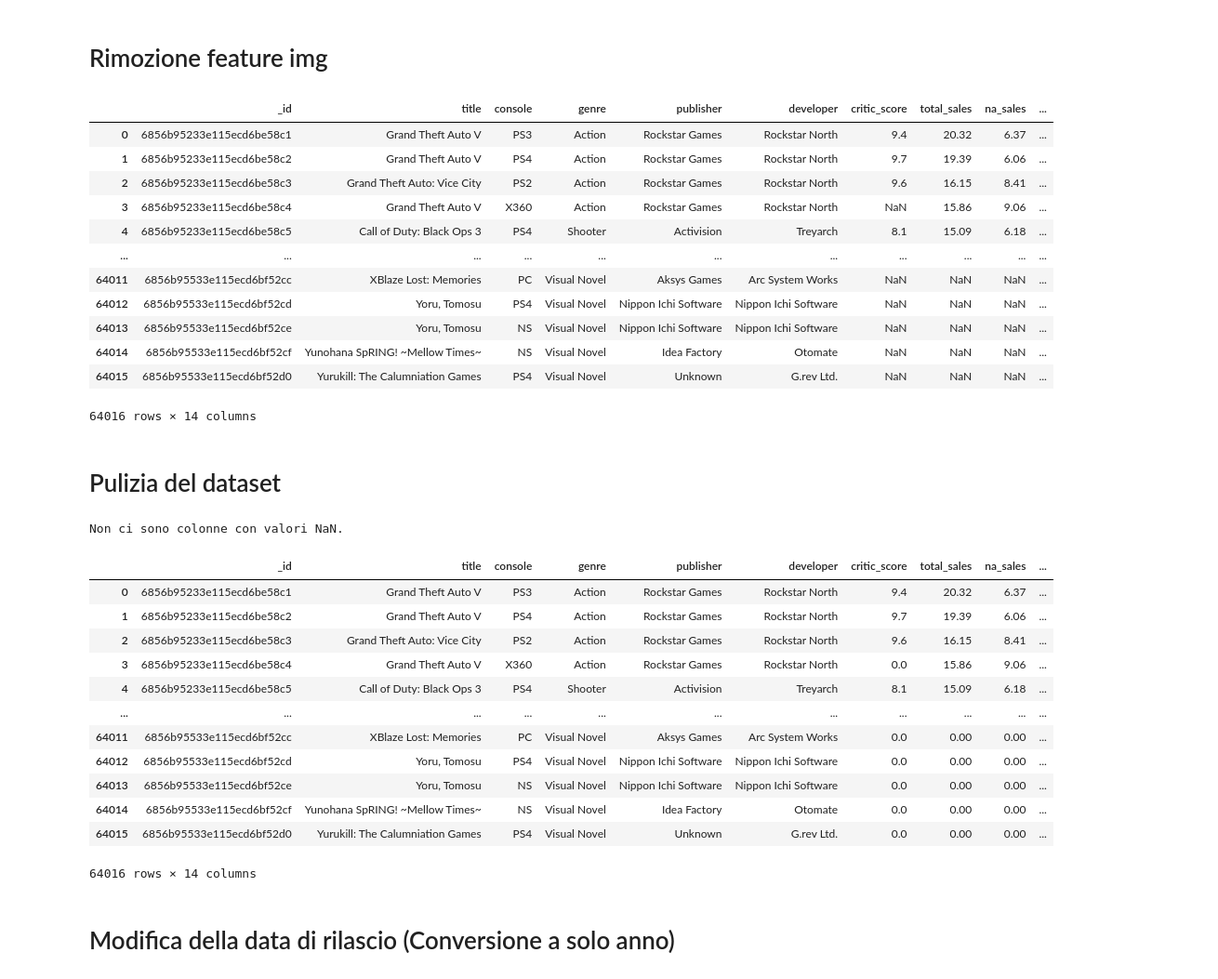
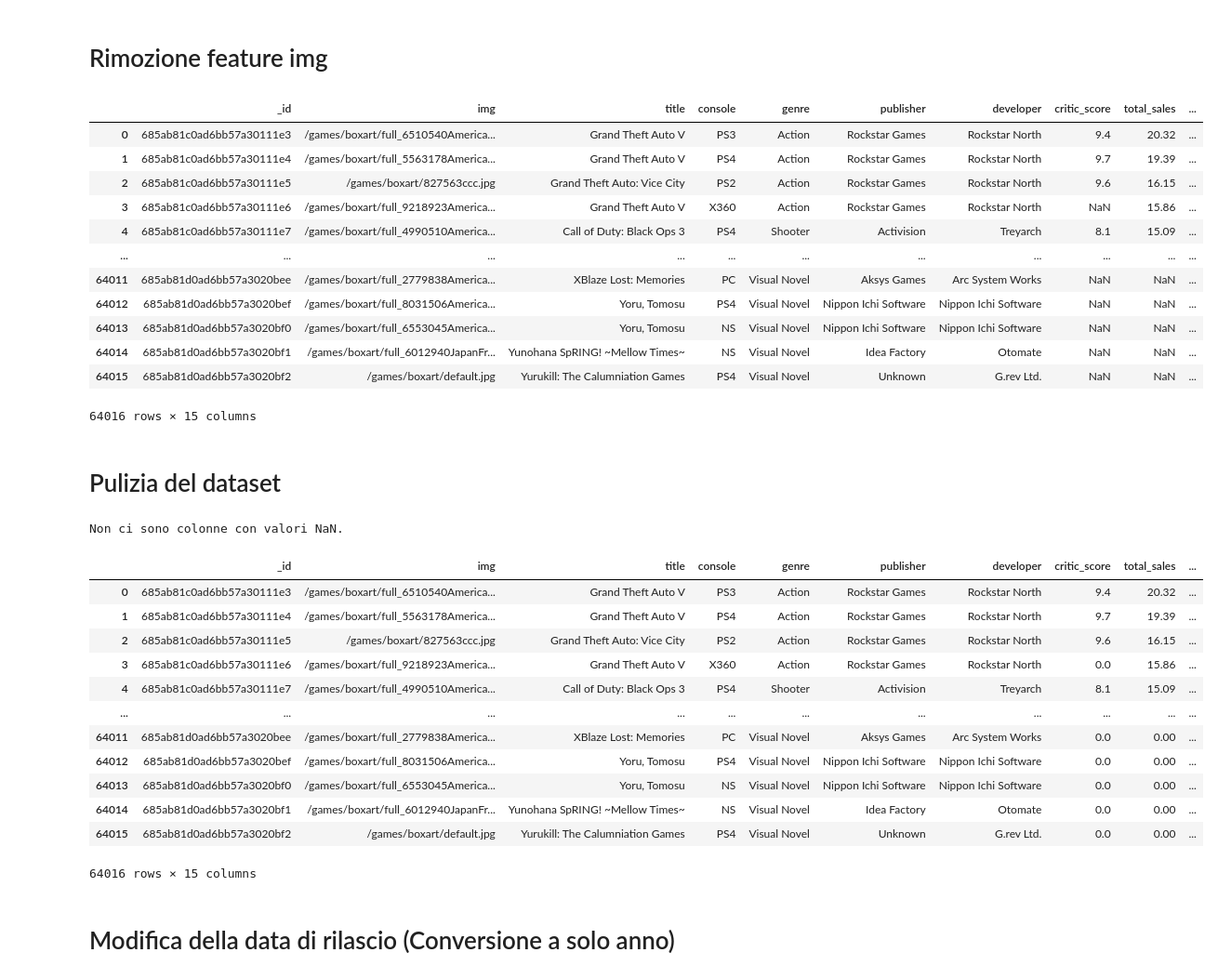
Before and after one commit to Nerone709/KeybladeDB, a Jupyter notebook: notebooks/dataset_analyzer2024.ipynb, the cells around one changed output. Shown: that part at 93% size. Drawn from its saved outputs; the diff is of its cells as text; code cells hidden in the pictures.

```diff
--- a/notebooks/dataset_analyzer2024.ipynb
+++ b/notebooks/dataset_analyzer2024.ipynb
@@ -37,22 +37,22 @@ display(df)
 # %% [markdown]
 # Rimozione feature img
 # %%
-df.drop('img', axis=1, inplace=True)
+#df.drop('img', axis=1, inplace=True)
 df
 # %% [output]
-|  | _id | title | console | genre | publisher | developer | critic_score | total_sales | na_sales | ... |
-| 0 | 6856b95233e115ecd6be58c1 | Grand Theft Auto V | PS3 | Action | Rockstar Games | Rockstar North | 9.4 | 20.32 | 6.37 | ... |
-| 1 | 6856b95233e115ecd6be58c2 | Grand Theft Auto V | PS4 | Action | Rockstar Games | Rockstar North | 9.7 | 19.39 | 6.06 | ... |
-| 2 | 6856b95233e115ecd6be58c3 | Grand Theft Auto: Vice City | PS2 | Action | Rockstar Games | Rockstar North | 9.6 | 16.15 | 8.41 | ... |
-| 3 | 6856b95233e115ecd6be58c4 | Grand Theft Auto V | X360 | Action | Rockstar Games | Rockstar North | NaN | 15.86 | 9.06 | ... |
-| 4 | 6856b95233e115ecd6be58c5 | Call of Duty: Black Ops 3 | PS4 | Shooter | Activision | Treyarch | 8.1 | 15.09 | 6.18 | ... |
+|  | _id | img | title | console | genre | publisher | developer | critic_score | total_sales | ... |
+| 0 | 685ab81c0ad6bb57a30111e3 | /games/boxart/full_6510540America... | Grand Theft Auto V | PS3 | Action | Rockstar Games | Rockstar North | 9.4 | 20.32 | ... |
+| 1 | 685ab81c0ad6bb57a30111e4 | /games/boxart/full_5563178America... | Grand Theft Auto V | PS4 | Action | Rockstar Games | Rockstar North | 9.7 | 19.39 | ... |
+| 2 | 685ab81c0ad6bb57a30111e5 | /games/boxart/827563ccc.jpg | Grand Theft Auto: Vice City | PS2 | Action | Rockstar Games | Rockstar North | 9.6 | 16.15 | ... |
+| 3 | 685ab81c0ad6bb57a30111e6 | /games/boxart/full_9218923America... | Grand Theft Auto V | X360 | Action | Rockstar Games | Rockstar North | NaN | 15.86 | ... |
+| 4 | 685ab81c0ad6bb57a30111e7 | /games/boxart/full_4990510America... | Call of Duty: Black Ops 3 | PS4 | Shooter | Activision | Treyarch | 8.1 | 15.09 | ... |
 | ... | ... | ... | ... | ... | ... | ... | ... | ... | ... | ... |
-| 64011 | 6856b95533e115ecd6bf52cc | XBlaze Lost: Memories | PC | Visual Novel | Aksys Games | Arc System Works | NaN | NaN | NaN | ... |
-| 64012 | 6856b95533e115ecd6bf52cd | Yoru, Tomosu | PS4 | Visual Novel | Nippon Ichi Software | Nippon Ichi Software | NaN | NaN | NaN | ... |
-| 64013 | 6856b95533e115ecd6bf52ce | Yoru, Tomosu | NS | Visual Novel | Nippon Ichi Software | Nippon Ichi Software | NaN | NaN | NaN | ... |
-| 64014 | 6856b95533e115ecd6bf52cf | Yunohana SpRING! ~Mellow Times~ | NS | Visual Novel | Idea Factory | Otomate | NaN | NaN | NaN | ... |
-| 64015 | 6856b95533e115ecd6bf52d0 | Yurukill: The Calumniation Games | PS4 | Visual Novel | Unknown | G.rev Ltd. | NaN | NaN | NaN | ... |
+| 64011 | 685ab81d0ad6bb57a3020bee | /games/boxart/full_2779838America... | XBlaze Lost: Memories | PC | Visual Novel | Aksys Games | Arc System Works | NaN | NaN | ... |
+| 64012 | 685ab81d0ad6bb57a3020bef | /games/boxart/full_8031506America... | Yoru, Tomosu | PS4 | Visual Novel | Nippon Ichi Software | Nippon Ichi Software | NaN | NaN | ... |
+| 64013 | 685ab81d0ad6bb57a3020bf0 | /games/boxart/full_6553045America... | Yoru, Tomosu | NS | Visual Novel | Nippon Ichi Software | Nippon Ichi Software | NaN | NaN | ... |
+| 64014 | 685ab81d0ad6bb57a3020bf1 | /games/boxart/full_6012940JapanFr... | Yunohana SpRING! ~Mellow Times~ | NS | Visual Novel | Idea Factory | Otomate | NaN | NaN | ... |
+| 64015 | 685ab81d0ad6bb57a3020bf2 | /games/boxart/default.jpg | Yurukill: The Calumniation Games | PS4 | Visual Novel | Unknown | G.rev Ltd. | NaN | NaN | ... |
-64016 rows × 14 columns
+64016 rows × 15 columns
 # %% [markdown]
 # Pulizia del dataset
 # %%
@@ -74,19 +74,19 @@ else:
 df
 # %% [output]
 Non ci sono colonne con valori NaN.
-|  | _id | title | console | genre | publisher | developer | critic_score | total_sales | na_sales | ... |
-| 0 | 6856b95233e115ecd6be58c1 | Grand Theft Auto V | PS3 | Action | Rockstar Games | Rockstar North | 9.4 | 20.32 | 6.37 | ... |
-| 1 | 6856b95233e115ecd6be58c2 | Grand Theft Auto V | PS4 | Action | Rockstar Games | Rockstar North | 9.7 | 19.39 | 6.06 | ... |
-| 2 | 6856b95233e115ecd6be58c3 | Grand Theft Auto: Vice City | PS2 | Action | Rockstar Games | Rockstar North | 9.6 | 16.15 | 8.41 | ... |
-| 3 | 6856b95233e115ecd6be58c4 | Grand Theft Auto V | X360 | Action | Rockstar Games | Rockstar North | 0.0 | 15.86 | 9.06 | ... |
-| 4 | 6856b95233e115ecd6be58c5 | Call of Duty: Black Ops 3 | PS4 | Shooter | Activision | Treyarch | 8.1 | 15.09 | 6.18 | ... |
+|  | _id | img | title | console | genre | publisher | developer | critic_score | total_sales | ... |
+| 0 | 685ab81c0ad6bb57a30111e3 | /games/boxart/full_6510540America... | Grand Theft Auto V | PS3 | Action | Rockstar Games | Rockstar North | 9.4 | 20.32 | ... |
+| 1 | 685ab81c0ad6bb57a30111e4 | /games/boxart/full_5563178America... | Grand Theft Auto V | PS4 | Action | Rockstar Games | Rockstar North | 9.7 | 19.39 | ... |
+| 2 | 685ab81c0ad6bb57a30111e5 | /games/boxart/827563ccc.jpg | Grand Theft Auto: Vice City | PS2 | Action | Rockstar Games | Rockstar North | 9.6 | 16.15 | ... |
+| 3 | 685ab81c0ad6bb57a30111e6 | /games/boxart/full_9218923America... | Grand Theft Auto V | X360 | Action | Rockstar Games | Rockstar North | 0.0 | 15.86 | ... |
+| 4 | 685ab81c0ad6bb57a30111e7 | /games/boxart/full_4990510America... | Call of Duty: Black Ops 3 | PS4 | Shooter | Activision | Treyarch | 8.1 | 15.09 | ... |
 | ... | ... | ... | ... | ... | ... | ... | ... | ... | ... | ... |
-| 64011 | 6856b95533e115ecd6bf52cc | XBlaze Lost: Memories | PC | Visual Novel | Aksys Games | Arc System Works | 0.0 | 0.00 | 0.00 | ... |
-| 64012 | 6856b95533e115ecd6bf52cd | Yoru, Tomosu | PS4 | Visual Novel | Nippon Ichi Software | Nippon Ichi Software | 0.0 | 0.00 | 0.00 | ... |
-| 64013 | 6856b95533e115ecd6bf52ce | Yoru, Tomosu | NS | Visual Novel | Nippon Ichi Software | Nippon Ichi Software | 0.0 | 0.00 | 0.00 | ... |
-| 64014 | 6856b95533e115ecd6bf52cf | Yunohana SpRING! ~Mellow Times~ | NS | Visual Novel | Idea Factory | Otomate | 0.0 | 0.00 | 0.00 | ... |
-| 64015 | 6856b95533e115ecd6bf52d0 | Yurukill: The Calumniation Games | PS4 | Visual Novel | Unknown | G.rev Ltd. | 0.0 | 0.00 | 0.00 | ... |
+| 64011 | 685ab81d0ad6bb57a3020bee | /games/boxart/full_2779838America... | XBlaze Lost: Memories | PC | Visual Novel | Aksys Games | Arc System Works | 0.0 | 0.00 | ... |
+| 64012 | 685ab81d0ad6bb57a3020bef | /games/boxart/full_8031506America... | Yoru, Tomosu | PS4 | Visual Novel | Nippon Ichi Software | Nippon Ichi Software | 0.0 | 0.00 | ... |
+| 64013 | 685ab81d0ad6bb57a3020bf0 | /games/boxart/full_6553045America... | Yoru, Tomosu | NS | Visual Novel | Nippon Ichi Software | Nippon Ichi Software | 0.0 | 0.00 | ... |
+| 64014 | 685ab81d0ad6bb57a3020bf1 | /games/boxart/full_6012940JapanFr... | Yunohana SpRING! ~Mellow Times~ | NS | Visual Novel | Idea Factory | Otomate | 0.0 | 0.00 | ... |
+| 64015 | 685ab81d0ad6bb57a3020bf2 | /games/boxart/default.jpg | Yurukill: The Calumniation Games | PS4 | Visual Novel | Unknown | G.rev Ltd. | 0.0 | 0.00 | ... |
-64016 rows × 14 columns
+64016 rows × 15 columns
 # %% [markdown]
 # Modifica della data di rilascio (Conversione a solo anno)
 # %%
```
Also changed, not shown: parts of 3 cells of this notebook, 9 other files.
